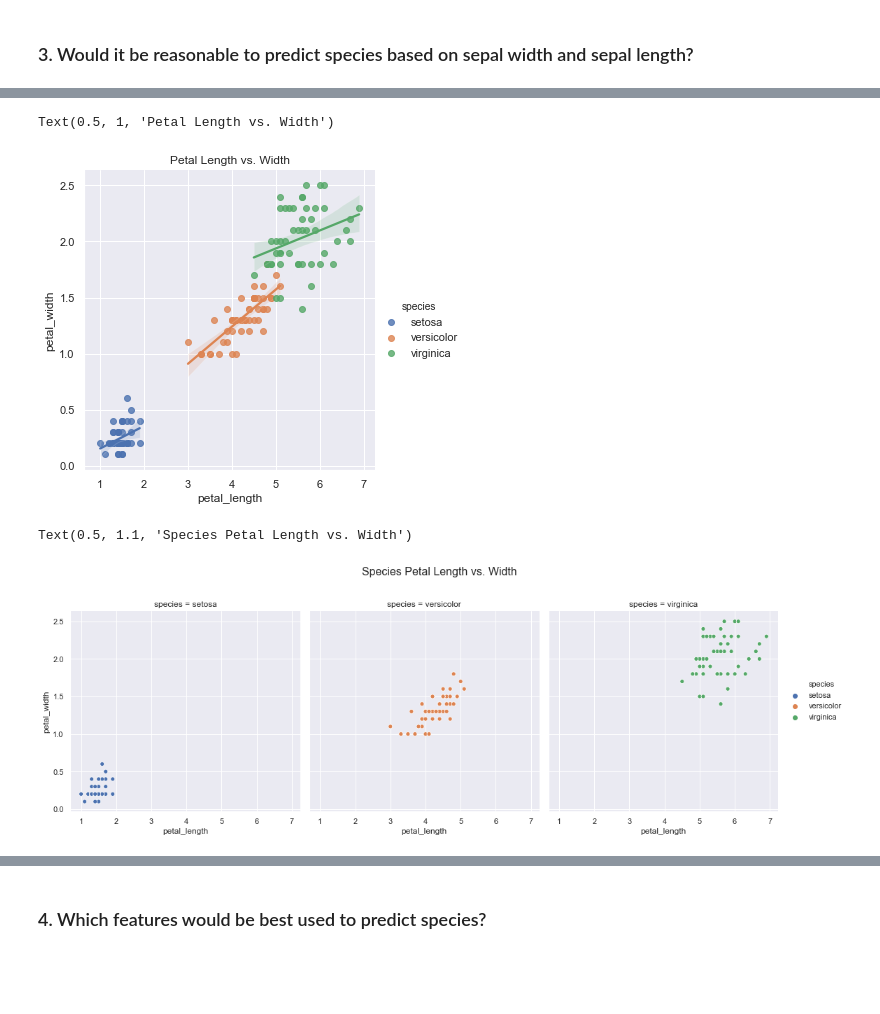
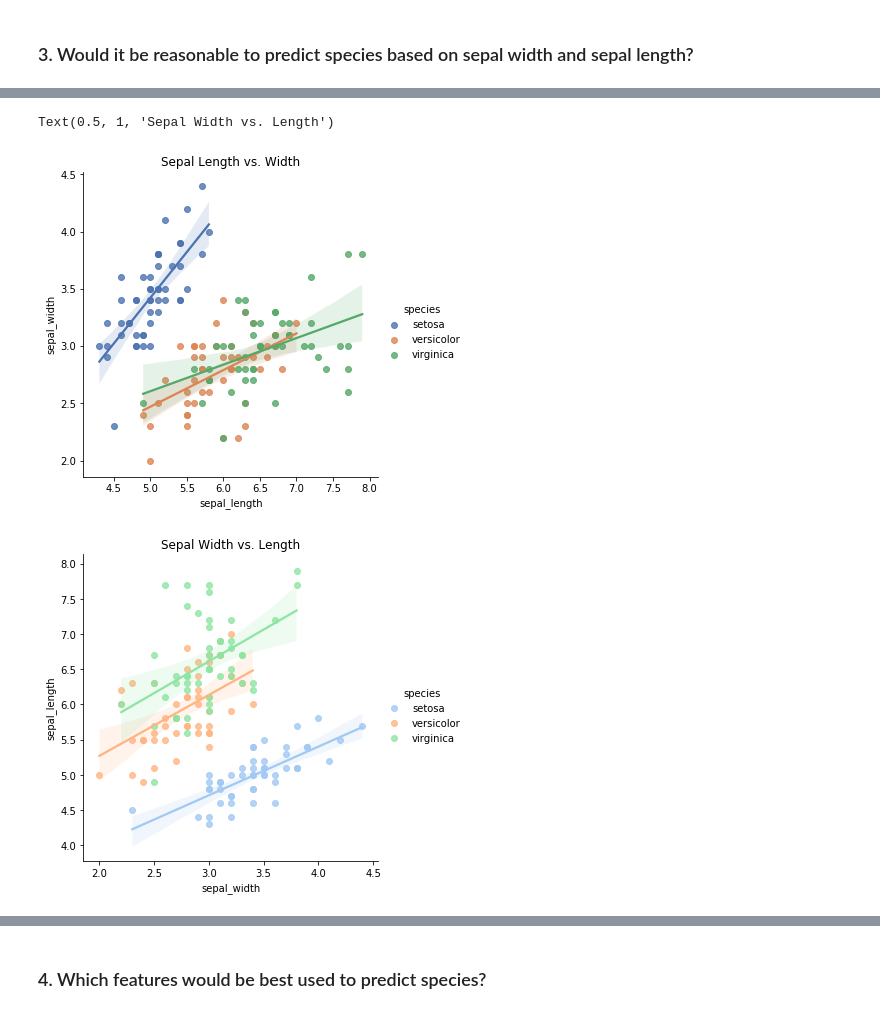
Before and after one commit to ThompsonBethany01/numpy-pandas-visualization-exercises, a Jupyter notebook: seaborn_exercises.ipynb, the cells around one changed output, grey strips where cells are left out. Drawn from its saved outputs; the diff is of its cells as text; code cells hidden in the pictures; blank space fills up the shorter version.

```diff
--- a/seaborn_exercises.ipynb
+++ b/seaborn_exercises.ipynb
@@ -60,16 +88,16 @@ Text(0.5, 1, 'Petal Length vs. Width')
 # %%
-#lmplot plots the data along with a line that best fits it
-#using hue for species, we can see hte correlation between the species and petal size
+#lmplot plots data and regression model fits
+#using hue for species, we can see the correlation between the species and sepal size
 #however, the distinction is not as clear between the orange and green data points
-sns.lmplot(x='petal_length',y='petal_width', data=iris, hue='species')
-plt.title('Petal Length vs. Width')
+sns.lmplot(x='sepal_length',y='sepal_width', data=iris, hue='species', palette = 'deep')
+#adds title
+plt.title('Sepal Length vs. Width')
+
+#same plot but with variables on different axis
+sns.lmplot(x='sepal_width',y='sepal_length', data=iris, hue='species', palette = 'pastel')
+#adds title
+plt.title('Sepal Width vs. Length')
 # %% [output]
-Text(0.5, 1, 'Petal Length vs. Width')
+Text(0.5, 1, 'Sepal Width vs. Length')
-[figure, old version]
+[figure, new version]
+[figure, added]
-# %%
-#looking at the data split up by species
-sns.relplot(x="petal_length", y="petal_width", data=iris, col="species", hue='species')
-plt.suptitle("Species Petal Length vs. Width", y=1.1, fontsize = 16)
-# %% [output]
-Text(0.5, 1.1, 'Species Petal Length vs. Width')
-[figure, removed]
```
Also changed, not shown: parts of 35 cells of this notebook.
